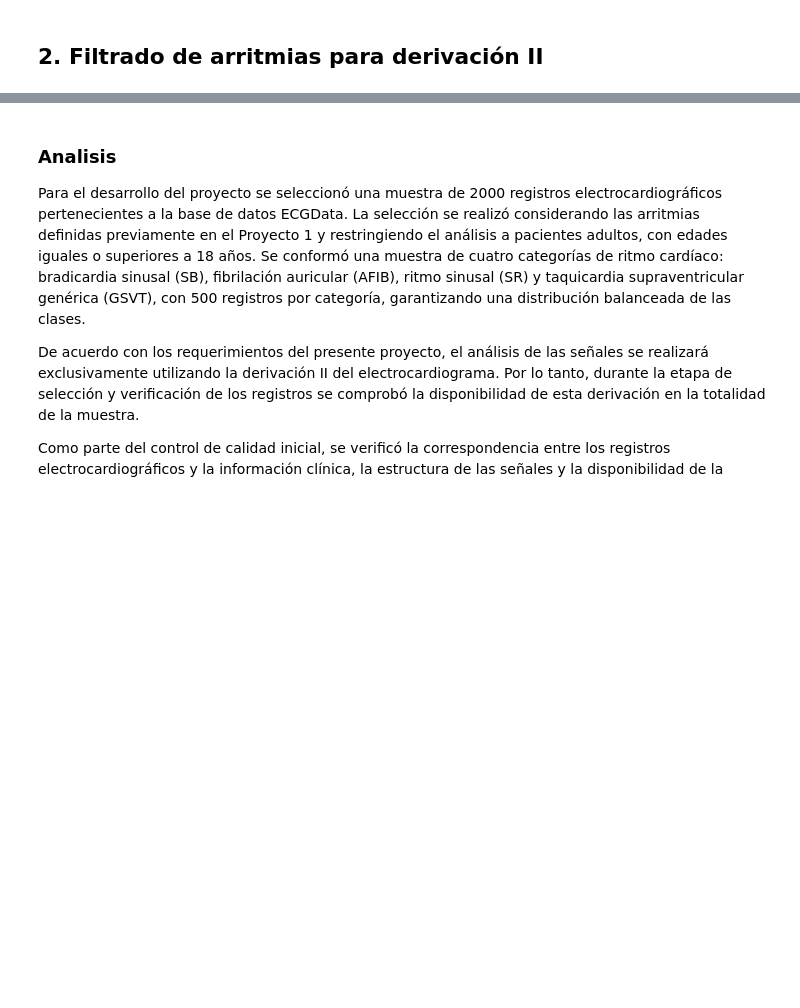
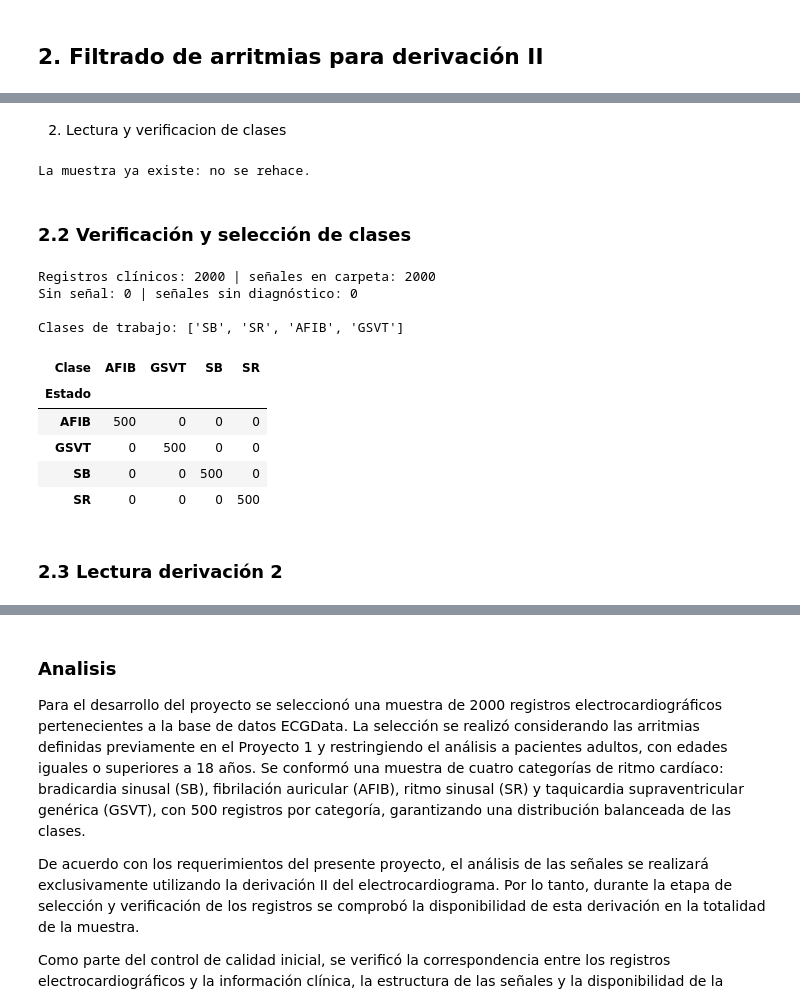
Before and after one commit to Valengaob/Biosenales20262, a Jupyter notebook: P2_ProyectoFinal/ProyectoFinal.ipynb, the cells around one changed output, grey strips where cells are left out. Saved outputs shown, nothing was run; the diff lists cells and outputs as text; code cells hidden in the pictures; blank space fills up the shorter version.

```diff
--- a/P2_ProyectoFinal/ProyectoFinal.ipynb
+++ b/P2_ProyectoFinal/ProyectoFinal.ipynb
@@ -1024,0 +126,67 @@ CORRESPONDENCIA EXITOSA.
+# %% [markdown]
+2. Lectura y verificacion de clases
+# %%
+GRUPO_RITMO = {"SB": "SB", "AFIB": "AFIB", "AF": "AFIB",
+               "SVT": "GSVT", "AT": "GSVT", "AVNRT": "GSVT", "AVRT": "GSVT", "SAAWR": "GSVT",
+               "SR": "SR", "SA": "SR", "ST": "ST"}
+ORDEN_5 = ["SB", "SR", "AFIB", "GSVT", "ST"]
+
+def crear_muestra(edad_min=18, n_por_grupo=500):
+    diag = pd.read_excel(RUTA_DIAGNOSTICOS_COMPLETO)
+    diag["FileName"] = diag["FileName"].astype(str).str.strip()
+    diag["Grupo"] = diag["Rhythm"].map(GRUPO_RITMO)
+    assert diag["Grupo"].notna().all(), "Hay ritmos sin grupo"
+    diag["PatientAge"] = pd.to_numeric(diag["PatientAge"], errors="coerce")
+    adultos = diag[diag["PatientAge"] >= edad_min]
+    # misma selección que tu versión original: cada grupo se muestrea con la misma semilla
+    muestra = pd.concat([g.sample(n=n_por_grupo, random_state=SEMILLA) for _, g in adultos.groupby("Grupo")])
+    muestra["Grupo"] = pd.Categorical(muestra["Grupo"], categories=ORDEN_5, ordered=True)
+    muestra = muestra.sort_values(["Grupo", "FileName"]).reset_index(drop=True)
+    os.makedirs(CARPETA_ECG, exist_ok=True)
+    with zipfile.ZipFile(RUTA_ECG_ZIP) as z:
+        indice = {PurePosixPath(n).stem: n for n in z.namelist() if n.lower().endswith(".csv")}
+        faltan = []
+        for nombre in muestra["FileName"]:
+            base = os.path.splitext(nombre)[0]
+            if base not in indice: faltan.append(nombre); continue
+            destino = os.path.join(CARPETA_ECG, base + ".csv")
+            if not os.path.exists(destino):
+                with open(destino, "wb") as f: f.write(z.read(indice[base]))
+    muestra.to_csv(RUTA_DIAGNOSTICOS, index=False, encoding="utf-8-sig")
+    print(f"Muestra creada: {len(muestra)} registros; no encontrados en el zip: {len(faltan)}")
+
+if not (os.path.isdir(CARPETA_ECG) and os.path.isfile(RUTA_DIAGNOSTICOS)):
+    crear_muestra()
+else:
+    print("La muestra ya existe: no se rehace.")
+# %% [output]
+La muestra ya existe: no se rehace.
+# %% [markdown]
+### 2.2 Verificación y selección de clases
+# %%
+diag = pd.read_csv(RUTA_DIAGNOSTICOS)
+diag["FileName"] = diag["FileName"].astype(str).str.replace(r"\.csv$", "", regex=True)
+
+# Etiqueta de trabajo: con N_CLASES = 4, la taquicardia sinusal (ST) se une a GSVT
+diag["Estado"] = diag["Grupo"]                                   # grupos originales (5)
+diag["Clase"]  = diag["Grupo"].replace({"ST": "GSVT"}) if N_CLASES == 4 else diag["Grupo"]
+CLASES = [c for c in ORDEN_5 if c in diag["Clase"].unique()]
+
+archivos = {p.stem for p in Path(CARPETA_ECG).glob("*.csv")}
+print("Registros clínicos:", len(diag), "| señales en carpeta:", len(archivos))
+print("Sin señal:", len(set(diag["FileName"]) - archivos), "| señales sin diagnóstico:", len(archivos - set(diag["FileName"])))
+print("\nClases de trabajo:", CLASES)
+display(pd.crosstab(diag["Estado"], diag["Clase"]))
+# %% [output]
+Registros clínicos: 2000 | señales en carpeta: 2000
+Sin señal: 0 | señales sin diagnóstico: 0
+
+Clases de trabajo: ['SB', 'SR', 'AFIB', 'GSVT']
+| Clase | AFIB | GSVT | SB | SR |
+| Estado |  |  |  |  |
+| AFIB | 500 | 0 | 0 | 0 |
+| GSVT | 0 | 500 | 0 | 0 |
+| SB | 0 | 0 | 500 | 0 |
+| SR | 0 | 0 | 0 | 500 |
+# %% [markdown]
+### 2.3 Lectura derivación 2
```
Also changed, not shown: parts of 37 cells of this notebook.
